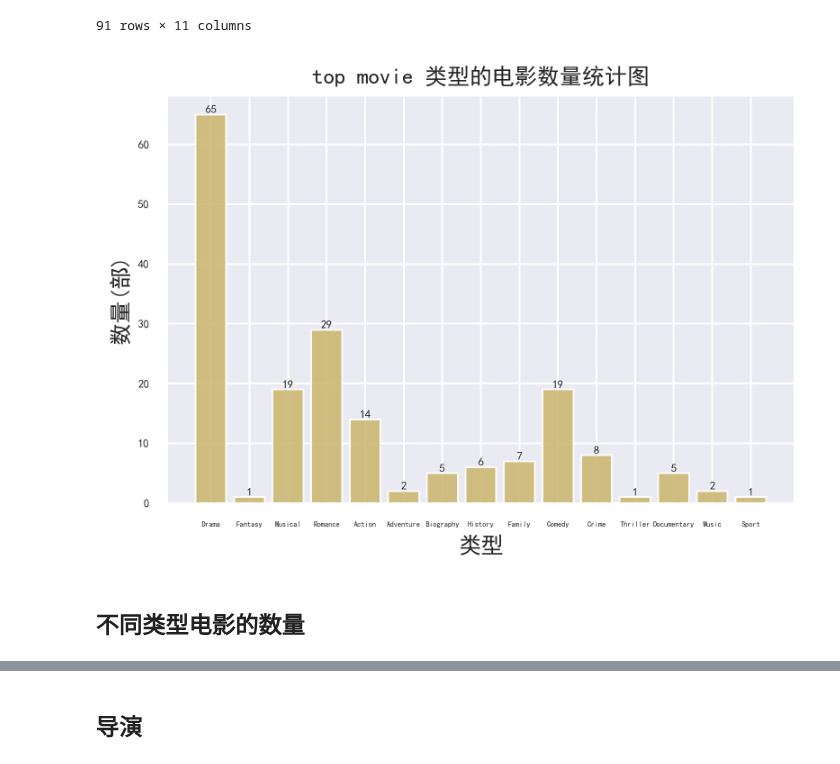
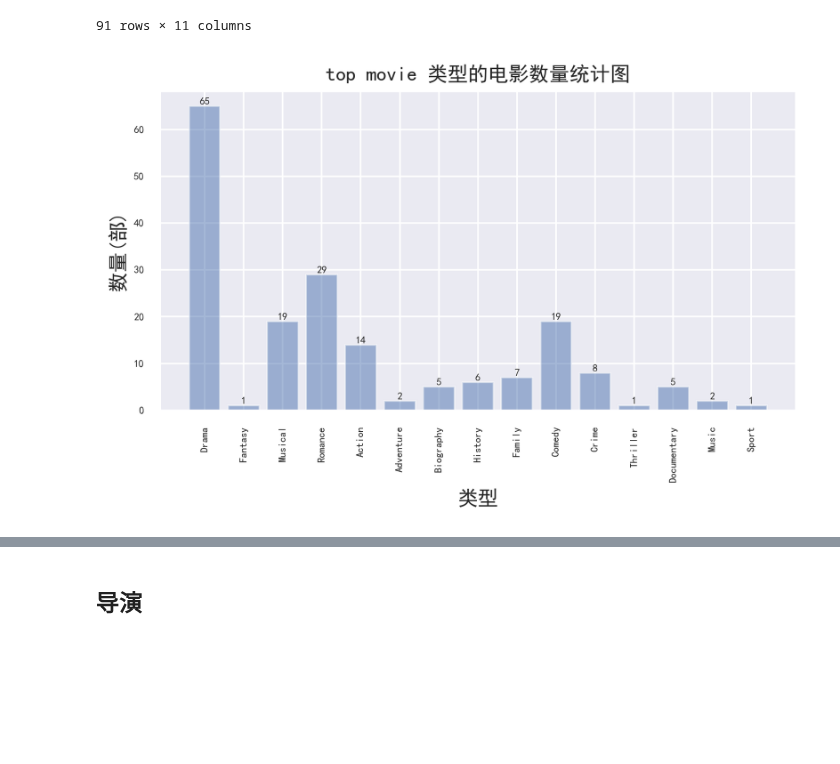
Before and after one commit to god13less/kaggle_competition, a Jupyter notebook: IMDB_Indian_Movies_Dataset/versionz_0.0.ipynb, the cells around one changed output, grey strips where cells are left out. Saved outputs shown, nothing was run; the diff lists cells and outputs as text; code cells hidden in the pictures; blank space fills up the shorter version.

```diff
--- a/IMDB_Indian_Movies_Dataset/versionz_0.0.ipynb
+++ b/IMDB_Indian_Movies_Dataset/versionz_0.0.ipynb
@@ -105,18 +122,0 @@ plt.savefig("每年电影数量.jpg")
-# %%
-fig=plt.figure(dpi=300)
-y2=movie_num_every_year['means'].values
-y3=movie_num_every_year['max'].values
-#条形图
-plt.bar(x,y3,width = 0.45,align='center',color = 'b',alpha=0.5,label='max rate')
-plt.bar(x,y2,width = 0.45,align='center',color = 'r',alpha=0.8,label='mean rate')
-plt.ylim(4,11)
-plt.xlim(1930,2022)
-plt.xlabel('年份')
-plt.ylabel('评分')
-plt.title('不同年份电影平均评分和最高评分图')
-plt.legend()
-# 打印下方条形图的数据
-for a,b in zip(x,y3):
-    plt.text(a, b, '%s' % b, ha='center', va= 'bottom',fontsize=4)
-#保存成图片
-plt.savefig("不同年份电影平均评分和最高评分.jpg")
@@ -160,16 +158,15 @@ for ty in top_movies['Genre'].values:
 type_of_top_movies=pd.Series(type_of_top_movies) # 转化为Serise格式
 # %%
 fig= plt.figure(dpi=300) # 图片像素
-plt.bar(type_of_top_movies.keys(),type_of_top_movies.values,color='y',alpha=0.9)
+plt.bar(type_of_top_movies.keys(),type_of_top_movies.values,color='b',alpha=0.5)
 for a,b in zip(type_of_top_movies.keys(),type_of_top_movies.values):
     plt.text(a, b, '%s' % b, ha='center', va= 'bottom',fontsize=6)
 plt.title("top movie 类型的电影数量统计图")
-plt.xticks(size=4)
+plt.xticks(size=6,rotation=90)
 plt.yticks(size=6)
 plt.xlabel("类型")
 plt.ylabel("数量(部)")
+plt.tight_layout() # 可以使之完整保存图像
 plt.savefig("top_movie类型的电影数量.jpg")
 # %% [output]
-[figure, old version]
+[figure, new version]
-# %% [markdown]
-## 不同类型电影的数量
```
Also changed, not shown: parts of 32 cells of this notebook, 12 other files.
